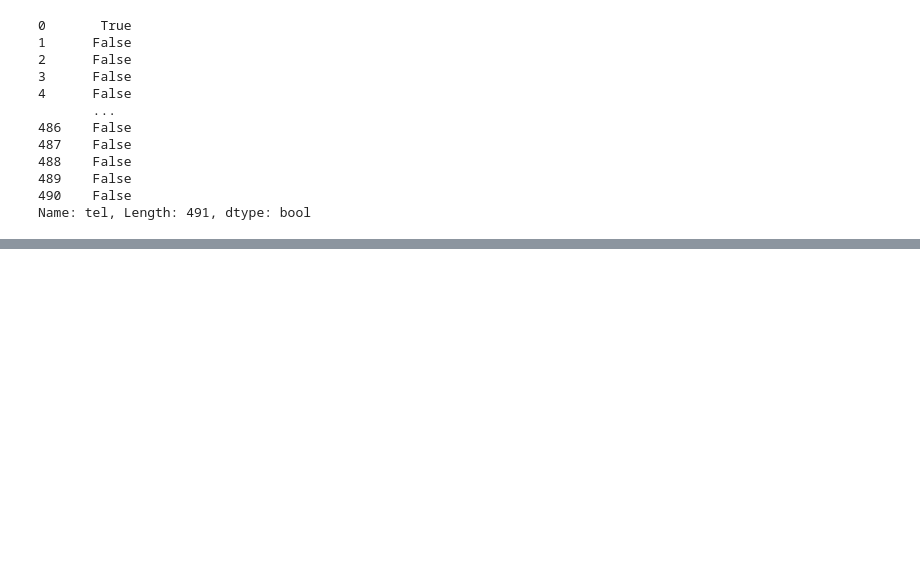
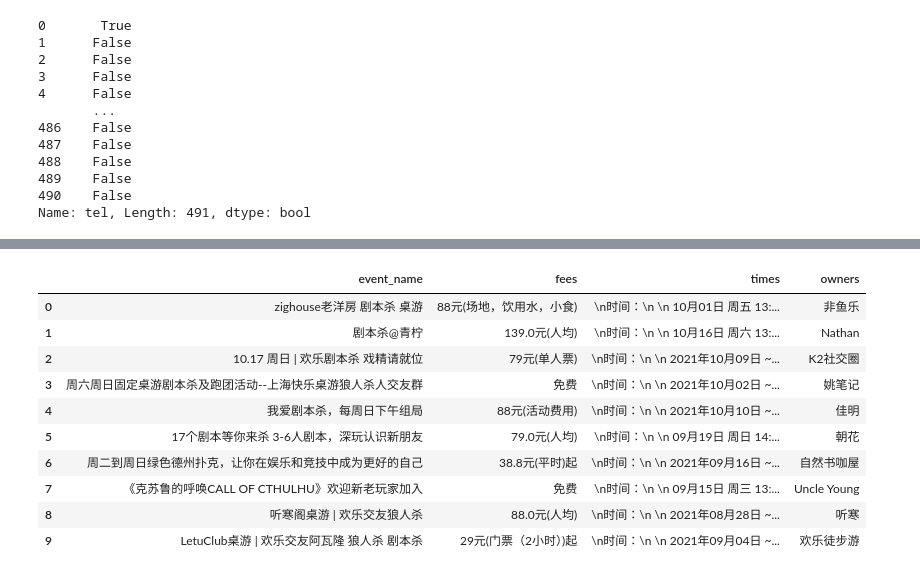
Before and after one commit to TingyuZheng/desktop-tutorial, a Jupyter notebook: assignment4/assignment4.ipynb, the cells around one changed output, grey strips where cells are left out. Cells and saved outputs as stored; diff of their text form; code cells hidden in the pictures; blank space fills up the shorter version.

```diff
--- a/assignment4/assignment4.ipynb
+++ b/assignment4/assignment4.ipynb
@@ -216,0 +314,15 @@ df[df['tel'].isnull()]
+# %%
+df1['times'] = df1['times'].astype(str)
+df1
+# %% [output]
+|  | event_name | fees | times | owners |
+| 0 | zighouse老洋房 剧本杀 桌游 | 88元(场地，饮用水，小食) | \n时间：\n \n 10月01日 周五 13:... | 非鱼乐 |
+| 1 | 剧本杀@青柠 | 139.0元(人均) | \n时间：\n \n 10月16日 周六 13:... | Nathan |
+| 2 | 10.17 周日 | 欢乐剧本杀 戏精请就位 | 79元(单人票) | \n时间：\n \n 2021年10月09日 ~... | K2社交圈 |
+| 3 | 周六周日固定桌游剧本杀及跑团活动--上海快乐桌游狼人杀人交友群 | 免费 | \n时间：\n \n 2021年10月02日 ~... | 姚笔记 |
+| 4 | 我爱剧本杀，每周日下午组局 | 88元(活动费用) | \n时间：\n \n 2021年10月10日 ~... | 佳明 |
+| 5 | 17个剧本等你来杀 3-6人剧本，深玩认识新朋友 | 79.0元(人均) | \n时间：\n \n 09月19日 周日 14:... | 朝花 |
+| 6 | 周二到周日绿色德州扑克，让你在娱乐和竞技中成为更好的自己 | 38.8元(平时)起 | \n时间：\n \n 2021年09月16日 ~... | 自然书咖屋 |
+| 7 | 《克苏鲁的呼唤CALL OF CTHULHU》欢迎新老玩家加入 | 免费 | \n时间：\n \n 09月15日 周三 13:... | Uncle Young |
+| 8 | 听寒阁桌游 | 欢乐交友狼人杀 | 88.0元(人均) | \n时间：\n \n 2021年08月28日 ~... | 听寒 |
+| 9 | LetuClub桌游 | 欢乐交友阿瓦隆 狼人杀 剧本杀 | 29元(门票（2小时）)起 | \n时间：\n \n 2021年09月04日 ~... | 欢乐徒步游 |
```
Also changed, not shown: parts of 11 cells of this notebook, 3 other files.
